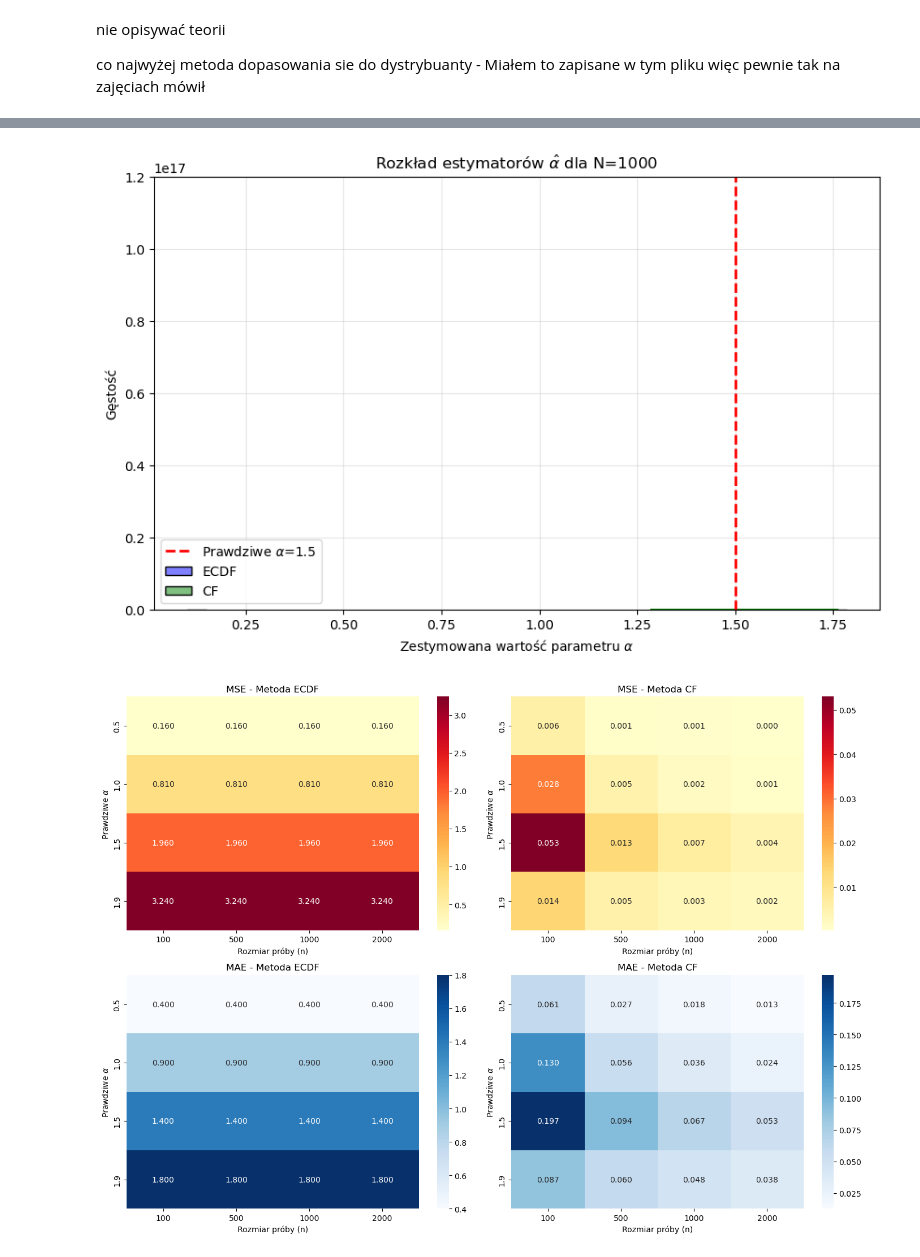
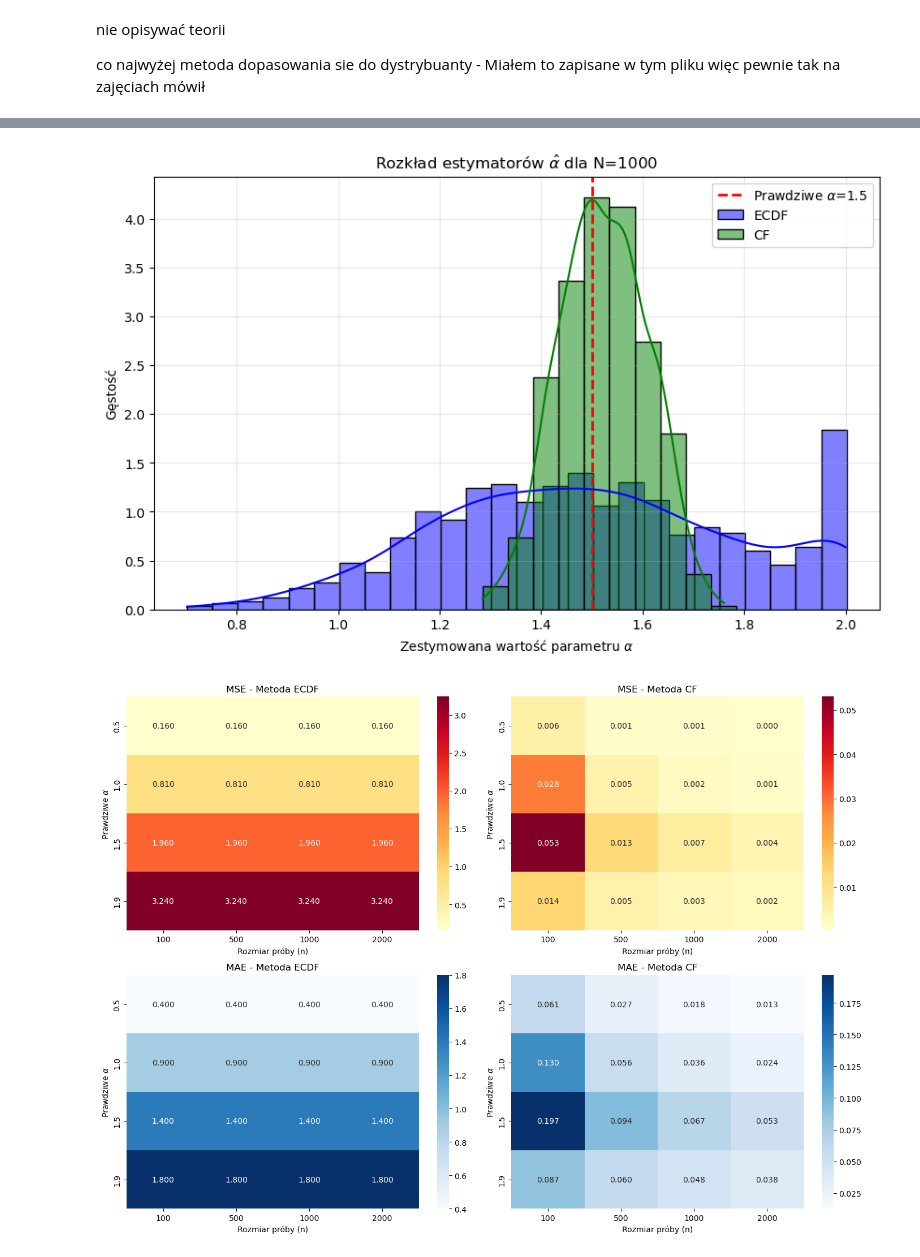
Before and after one commit to BartoszMichalak13/Raports-CSoSP, a Jupyter notebook: raporciątko.ipynb, the cells around one changed output, grey strips where cells are left out. Saved outputs shown, nothing was run; the diff lists cells and outputs as text; code cells hidden in the pictures.

```diff
--- a/raporciątko.ipynb
+++ b/raporciątko.ipynb
@@ -47,20 +37,15 @@ def generate_sample(N, alpha, beta, gamma, delta):
 # %%
 def estimate_alpha_ecdf(t, tail_fraction=0.1):
     t = np.sort(t)
-    t_pos = t[t > 0] # Zabezpieczenie przed logarytmowaniem wartości ujemnych
+    t_pos = t[t > 0]
     if len(t_pos) < 2: return np.nan
-
     n_tail = int(len(t_pos) * tail_fraction)
     if n_tail < 2: return np.nan
 
     top_t = t_pos[-n_tail:]
     surv_probs = np.arange(n_tail, 0, -1) / len(t)
-
     lnt = np.log(top_t)
     lnfdce = np.log(surv_probs)
-
-    # Współczynnik nachylenia c_1 = -alpha
-    slope, intercept, r_val, p_val, std_err = linregress(lnt, lnfdce)
-
-    return np.clip(slope, 0.1, 2.0)
+    slope, _, _, _, _ = linregress(lnt, lnfdce)
+    return np.clip(-slope, 0.1, 2.0)
 # %%
@@ -148,10 +121,11 @@ def estimate_alpha_cf(X, t_max=1.0, num_t=50):
 #     alpha_est = slope
 #     return np.clip(alpha_est, 0.1, 2.0)
 # %%
-# Ustawienie parametrów rozkładu (punkt i oraz ii)
 true_alpha = 1.5
-beta = 0.0     # Symetryczny rozkład (ułatwia CF)
-gamma = 1.0    # Skala
-delta = 0.0    # Położenie
-n_samples = 1000
+beta = 0.0
+gamma = 1.0
+delta = 0.0
+N_samples = 1000
+
+np.random.seed(42) # Dla powtarzalności wyników
 # %%
@@ -211,32 +258,40 @@ plt.show()
 # %%
-M = 1000 # Liczba powtórzeń Monte Carlo
+
+# ---------------------------------------------------------
+# CZĘŚĆ (ii) - Pętla Monte Carlo
+# ---------------------------------------------------------
+M_iterations = 1000
 alpha_ecdf_results = []
 alpha_cf_results = []
 
-for _ in tqdm(range(M), desc="Symulacja Monte Carlo"):
-    # X_mc = levy_stable.rvs(true_alpha, beta, loc=delta, scale=gamma, size=n_samples)
-    X_mc = generate_sample(n_samples, true_alpha, beta, gamma, delta)
+for _ in tqdm(range(M_iterations), desc="Symulacja Monte Carlo"):
+    # Losowanie wewnątrz pętli, ale bez zamykania tego w funkcjach
+    theta_mc = np.random.uniform(-np.pi/2, np.pi/2, N_samples)
+    W_mc = np.random.exponential(1, N_samples)
+
+    Z_mc = genZ(true_alpha, beta, theta_mc, W_mc)
+    X_mc = S(true_alpha, beta, gamma, delta, 0, Z_mc)
 
     alpha_ecdf_results.append(estimate_alpha_ecdf(X_mc))
     alpha_cf_results.append(estimate_alpha_cf(X_mc))
 
-# Oczyszczenie wyników z ewentualnych wartości NaN
+# Usunięcie NaN, jeśli jakieś wystąpiły
 res_ecdf = np.array(alpha_ecdf_results)[~np.isnan(alpha_ecdf_results)]
 res_cf = np.array(alpha_cf_results)[~np.isnan(alpha_cf_results)]
 
 # Wizualizacja rozkładów (Histogramy)
 plt.figure(figsize=(10, 6))
 sns.histplot(res_ecdf, color='blue', alpha=0.5, label='ECDF', kde=True, stat="density", binwidth=0.05)
 sns.histplot(res_cf, color='green', alpha=0.5, label='CF', kde=True, stat="density", binwidth=0.05)
 plt.axvline(true_alpha, color='red', linestyle='--', linewidth=2, label=f'Prawdziwe $\\alpha$={true_alpha}')
 plt.title(f'Rozkład estymatorów $\\hat{{\\alpha}}$ dla N={n_samples}')
 plt.xlabel('Zestymowana wartość parametru $\\alpha$')
 plt.ylabel('Gęstość')
 plt.legend()
 plt.grid(True, alpha=0.3)
 plt.show()
 # %% [output]
-[figure, old version]
+[figure, new version]
 # %%
 # Siatka parametrów
 alpha_grid = [0.5, 1.0, 1.5, 1.9]
```
Also changed, not shown: parts of 3 cells of this notebook.
